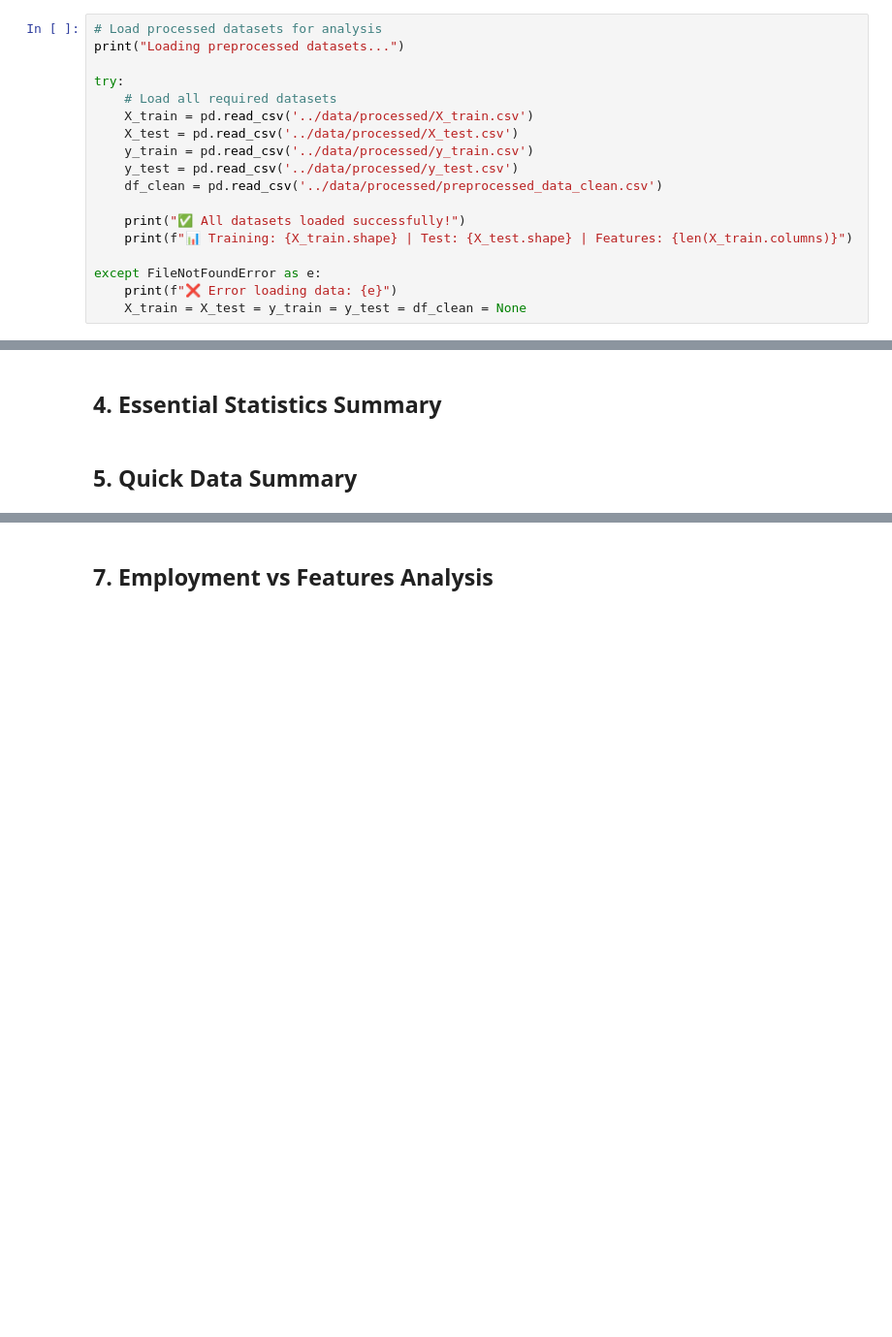
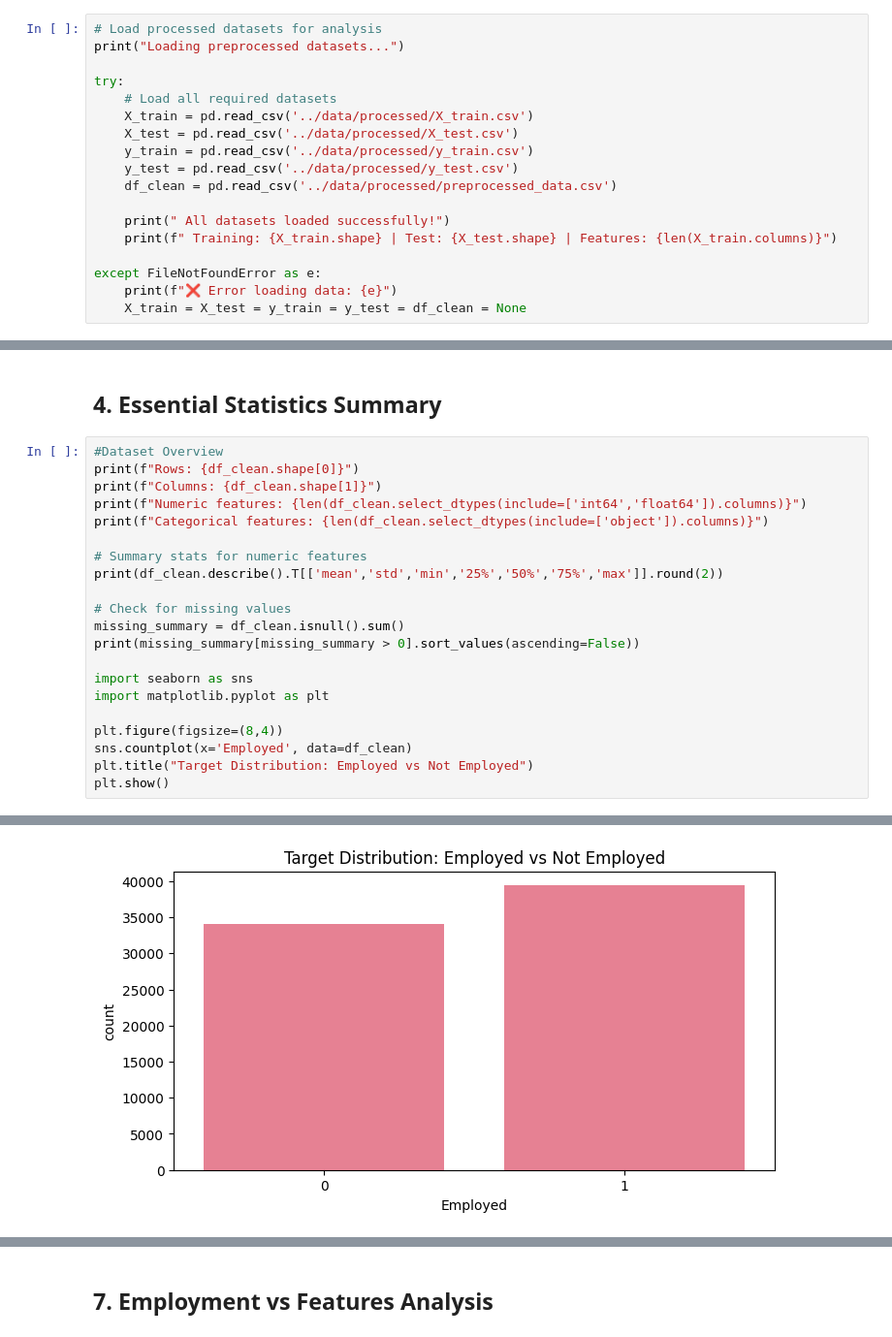
Before and after one commit to ChanakaWickramasingha/predSeeker, a Jupyter notebook: notebooks/01_EDA.ipynb, the cells around one changed output, grey strips where cells are left out. Shown: that part at 97% size. Saved outputs shown, nothing was run; the diff lists cells and outputs as text; blank space fills up the shorter version.

```diff
--- a/notebooks/01_EDA.ipynb
+++ b/notebooks/01_EDA.ipynb
@@ -98,10 +98,10 @@ try:
     X_test = pd.read_csv('../data/processed/X_test.csv')
     y_train = pd.read_csv('../data/processed/y_train.csv')
     y_test = pd.read_csv('../data/processed/y_test.csv')
-    df_clean = pd.read_csv('../data/processed/preprocessed_data_clean.csv')
+    df_clean = pd.read_csv('../data/processed/preprocessed_data.csv')
 
-    print("✅ All datasets loaded successfully!")
-    print(f"📊 Training: {X_train.shape} | Test: {X_test.shape} | Features: {len(X_train.columns)}")
+    print(" All datasets loaded successfully!")
+    print(f" Training: {X_train.shape} | Test: {X_test.shape} | Features: {len(X_train.columns)}")
 
 except FileNotFoundError as e:
     print(f"❌ Error loading data: {e}")
@@ -139,4 +179,24 @@ else:
 # %% [markdown]
 ## 4. Essential Statistics Summary
-# %% [markdown]
-## 5. Quick Data Summary
+# %%
+#Dataset Overview
+print(f"Rows: {df_clean.shape[0]}")
+print(f"Columns: {df_clean.shape[1]}")
+print(f"Numeric features: {len(df_clean.select_dtypes(include=['int64','float64']).columns)}")
+print(f"Categorical features: {len(df_clean.select_dtypes(include=['object']).columns)}")
+
+# Summary stats for numeric features
+print(df_clean.describe().T[['mean','std','min','25%','50%','75%','max']].round(2))
+
+# Check for missing values
+missing_summary = df_clean.isnull().sum()
+print(missing_summary[missing_summary > 0].sort_values(ascending=False))
+
+import seaborn as sns
+import matplotlib.pyplot as plt
+
+plt.figure(figsize=(8,4))
+sns.countplot(x='Employed', data=df_clean)
+plt.title("Target Distribution: Employed vs Not Employed")
+plt.show()
+# %% [output]
@@ -143 +220,2 @@ else:
+[figure, added]
 # %% [markdown]
```
Also changed, not shown: parts of 12 cells of this notebook, 3 other files.
